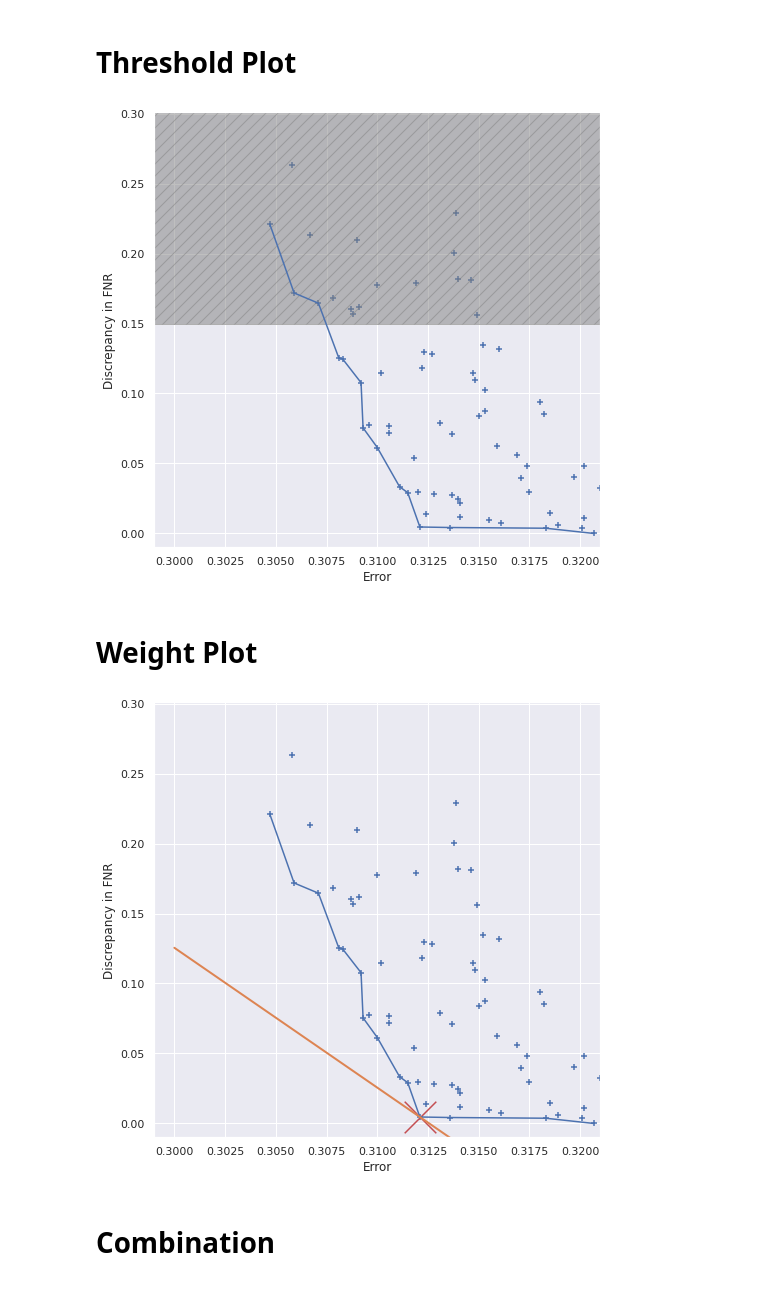
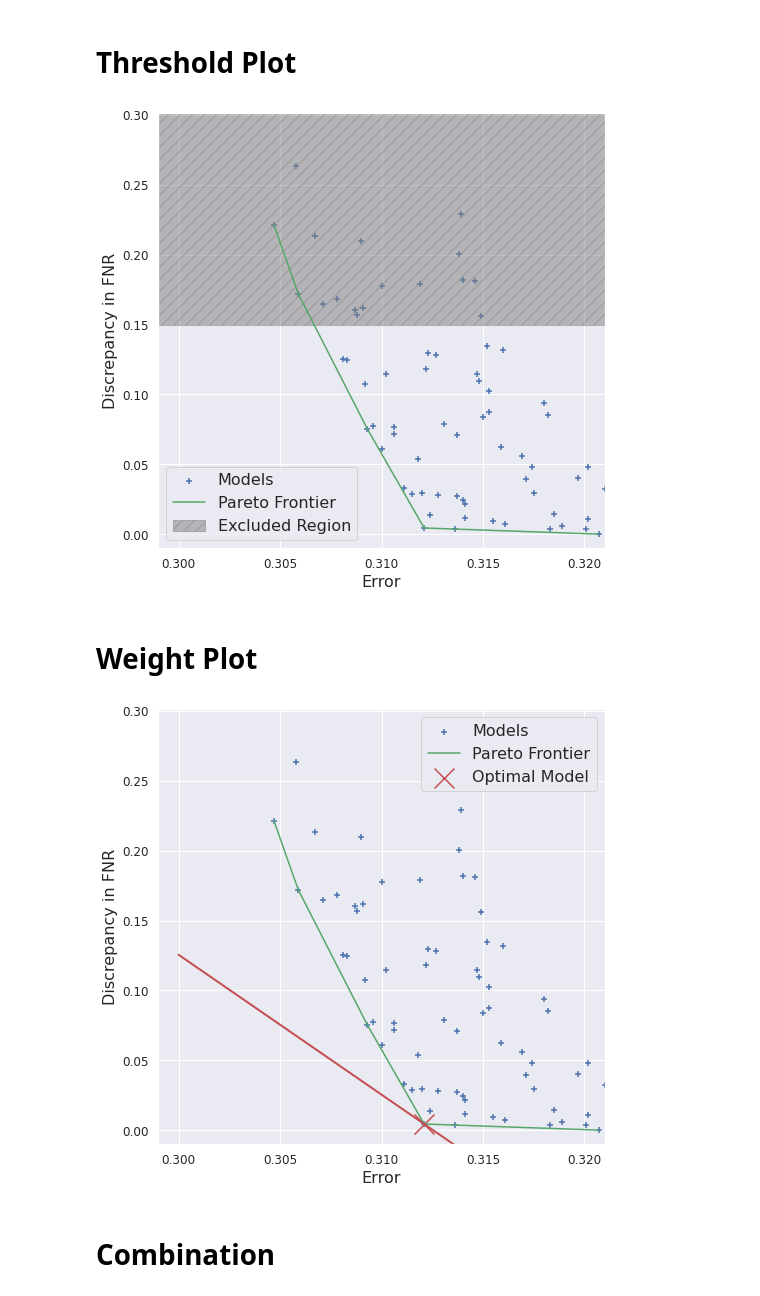
Before and after one commit to AlexMeinke/fairness-cybersecurity-draft-aia-experiments, a Jupyter notebook: GeneratePlots.ipynb, the cells around one changed output. Saved outputs shown, nothing was run; the diff lists cells and outputs as text; code cells hidden in the pictures.

Commit message:
update figures to use convex hull of pareto frontier

```diff
--- a/GeneratePlots.ipynb
+++ b/GeneratePlots.ipynb
@@ -62,14 +77,33 @@ pareto_frontier = pareto_results[pareto_results[:,0].argsort()]
 # %% [markdown]
 # Basic Plot
 # %%
-f = plt.figure(figsize=figsize)
+SMALL_SIZE = 12
+MEDIUM_SIZE = 16
+BIGGER_SIZE = 12
+xticks = [.3,.305,.31,.315, .32]
 
-plt.scatter(1-concat_data[:,0], np.abs(concat_data[:,1]), marker=marker)
-plt.plot(1-pareto_frontier[:,0], np.abs(pareto_frontier[:,1]))
+plt.rc('font', size=SMALL_SIZE)          # controls default text sizes
+plt.rc('axes', titlesize=SMALL_SIZE)     # fontsize of the axes title
+plt.rc('axes', labelsize=MEDIUM_SIZE)    # fontsize of the x and y labels
+plt.rc('xtick', labelsize=SMALL_SIZE)    # fontsize of the tick labels
+plt.rc('ytick', labelsize=SMALL_SIZE)    # fontsize of the tick labels
+plt.rc('legend', fontsize=MEDIUM_SIZE)    # legend fontsize
+plt.rc('figure', titlesize=BIGGER_SIZE)  # fontsize of the figure title
+
+
+fig, ax = plt.subplots(figsize=figsize)
+
+dots = ax.scatter(1-concat_data[:,0], np.abs(concat_data[:,1]), marker=marker)
+
+true_frontier_x, true_frontier_y = get_convex_hull(1-pareto_frontier[:,0], np.abs(pareto_frontier[:,1]))
+
+# line, = ax.plot(true_frontier_x, true_frontier_y, color=pareto_color)
 plt.xlabel(xlabel)
 plt.ylabel(ylabel)
 plt.xlim(xlim)
 plt.ylim(ylim)
+ax.set_xticks(xticks)
+# ax.legend([dots, line], ['Models','Pareto Frontier'])
 
 plt.savefig('imgs/fairness_frontier.png', bbox_inches='tight')
 # %% [output]
@@ -79,48 +113,55 @@ plt.savefig('imgs/fairness_frontier.png', bbox_inches='tight')
 # %%
 fig, ax = plt.subplots(figsize=figsize)
 
-plt.scatter(1-concat_data[:,0], np.abs(concat_data[:,1]), marker=marker)
-plt.plot(1-pareto_frontier[:,0], pareto_frontier[:,1])
+dots = ax.scatter(1-concat_data[:,0], np.abs(concat_data[:,1]), marker=marker)
+line, = ax.plot(true_frontier_x, true_frontier_y, color=pareto_color)
 plt.xlabel(xlabel)
 plt.ylabel(ylabel)
 plt.xlim(xlim)
 plt.ylim(ylim)
+ax.set_xticks(xticks)
 
 rect = patches.Rectangle((0.0, 0.15), 1, 1, linewidth=1, edgecolor=box_color, facecolor=box_color, alpha=box_alpha, hatch=r"//")
-ax.add_patch(rect)
+patch = ax.add_patch(rect)
+ax.legend([dots, line, patch], ['Models','Pareto Frontier', 'Excluded Region'])
 plt.savefig('imgs/fairness_frontier_threshold.png', bbox_inches='tight')
 # %% [output]
-[figure, old version]
+[figure, new version]
 # %% [markdown]
 # Weight Plot
 # %%
 fig, ax = plt.subplots(figsize=figsize)
 
 weights = np.array([1., 0.1])
 
 intercept_idx = (weights[0]*(1-pareto_frontier[:,0]) + weights[1]*pareto_frontier[:,1]).argmin()
 
 def tangent(x):
     value = (- weights[0] / weights[1] ) * (x + pareto_frontier[intercept_idx,0] -1) + pareto_frontier[intercept_idx,1]
     return value
 
-plt.scatter(1-concat_data[:,0], np.abs(concat_data[:,1]), marker=marker)
-plt.plot(1-pareto_frontier[:,0], pareto_frontier[:,1])
+dots = plt.scatter(1-concat_data[:,0], np.abs(concat_data[:,1]), marker=marker)
+line, = plt.plot(true_frontier_x, true_frontier_y, color=pareto_color)
 plt.xlabel(xlabel)
 plt.ylabel(ylabel)
 plt.xlim(xlim)
 plt.ylim(ylim)
+ax.set_xticks(xticks)
+
+tangent_color = 'r'
 
 tangent_x = np.linspace(.3,.35,10)
 tangent_y = tangent(tangent_x)
-plt.plot(tangent_x, tangent_y, linewidth=2)
-plt.scatter(1-pareto_frontier[intercept_idx,0], np.abs(pareto_frontier[intercept_idx,1]), marker='x', c='r', s=1000)
+plt.plot(tangent_x, tangent_y, linewidth=2, color=tangent_color)
+optimal_dot = plt.scatter(1-pareto_frontier[intercept_idx,0], np.abs(pareto_frontier[intercept_idx,1]), marker='x', c='r', s=400)
 
 # rect = patches.Rectangle((0.0, 0.15), 1, 1, linewidth=1, edgecolor=box_color, facecolor=box_color, alpha=box_alpha, hatch=r"//")
 # ax.add_patch(rect)
+ax.legend([dots, line, optimal_dot], ['Models','Pareto Frontier', 'Optimal Model'])
+
 plt.savefig('imgs/fairness_frontier_weight.png', bbox_inches='tight')
 # %% [output]
-[figure, old version]
+[figure, new version]
 # %% [markdown]
 # Combination
 # %%
```
Also changed, not shown: parts of 11 cells of this notebook, 4 other files.
